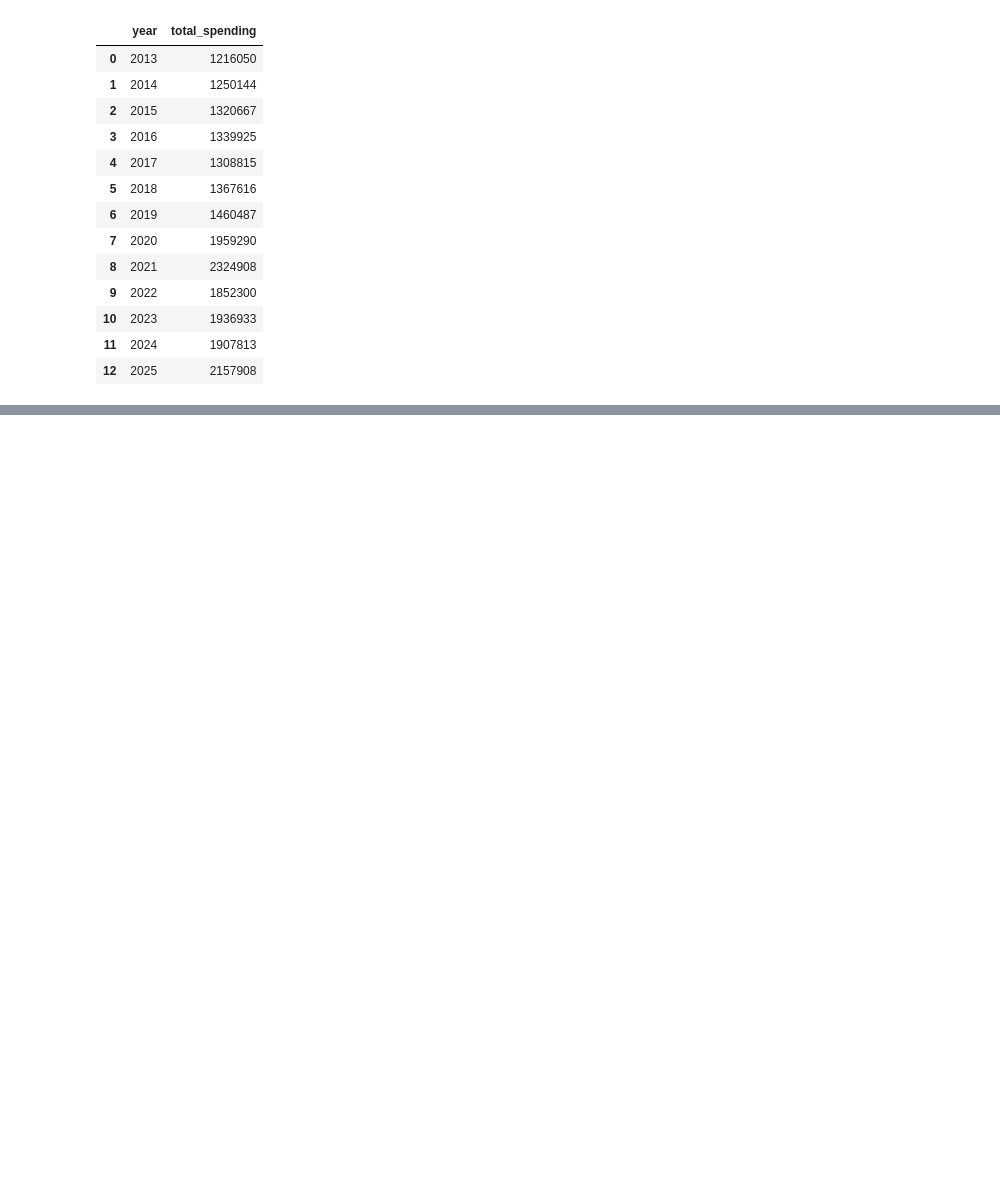
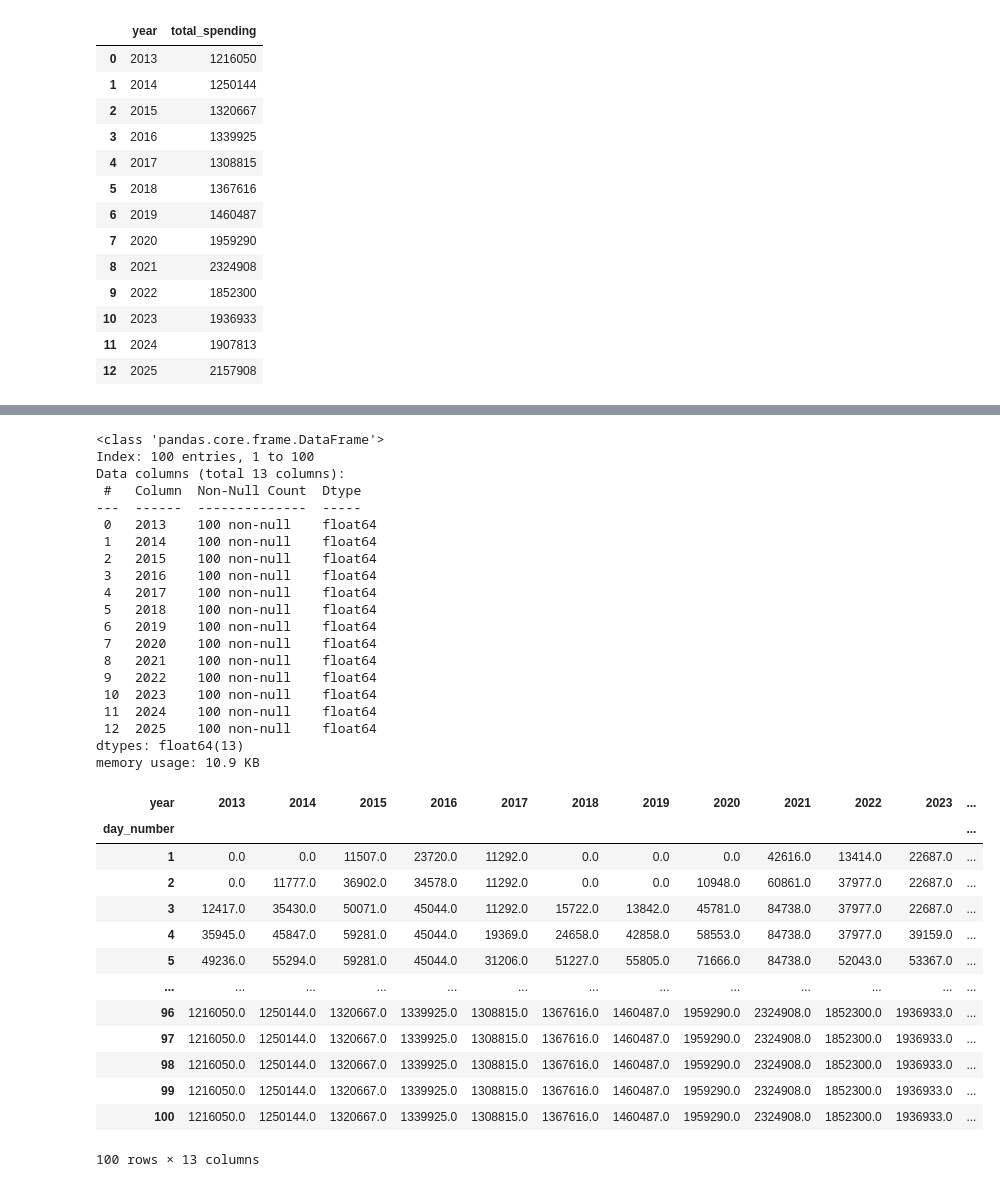
Before and after one commit to jkelly3rd/fed_spend, a Jupyter notebook: 02_spending_tracker_analysis.ipynb, the cells around one changed output, grey strips where cells are left out. Drawn from its saved outputs; the diff is of its cells as text; code cells hidden in the pictures; blank space fills up the shorter version.

Commit message:
Update code for cumulative charts

```diff
--- a/02_spending_tracker_analysis.ipynb
+++ b/02_spending_tracker_analysis.ipynb
@@ -463,3 +463,20 @@ memory usage: 340.0 bytes
 | 10 | 2023 | 1936933 |
 | 11 | 2024 | 1907813 |
 | 12 | 2025 | 2157908 |
+# %%
+# To create day by day charts for web, we're going to create a df with every date and number of days since Jan 20
+# Filter all_dates to include only dates from January 20 to April 30 for each year
+all_dates = pd.date_range(start="2013-01-20", end="2025-04-30", freq='D')
+all_dates_df = pd.DataFrame({
+    "record_date": all_dates,
+    "day_number": all_dates.map(lambda date: (date - pd.Timestamp(f"{date.year}-01-20")).days + 1 if date <= pd.Timestamp(f"{date.year}-04-30") else 0)
+})
+
+# Ensure that only valid day numbers are included (greater than 0)
+all_dates_df = all_dates_df[all_dates_df["day_number"] > 0]
+# Remove rows with day_number greater than 100
+all_dates_df = all_dates_df[all_dates_df["day_number"] <= 100]
+
+# Show info and header of the filtered all_dates_df
+all_dates_df.info()
+all_dates_df.head(2000)
@@ -465,0 +628,47 @@ memory usage: 340.0 bytes
+# %%
+# Create pivoted table for use in web charts of first 100 days total spending by year
+
+# Pivot the DataFrame to have dates as rows, years as columns, and cumulative totals as values
+pivoted_spending = all_dates_with_spending.pivot(index="day_number", columns="year", values="cumulative_total")
+
+# Save the pivoted DataFrame to a CSV file for further analysis
+pivoted_spending.to_csv("output/pivoted_cumulative_spending_by_year.csv")
+
+# Display the info and first few rows of the pivoted DataFrame
+pivoted_spending.info()
+pivoted_spending.head(100)
+# %% [output]
+<class 'pandas.core.frame.DataFrame'>
+Index: 100 entries, 1 to 100
+Data columns (total 13 columns):
+ #   Column  Non-Null Count  Dtype
+---  ------  --------------  -----
+ 0   2013    100 non-null    float64
+ 1   2014    100 non-null    float64
+ 2   2015    100 non-null    float64
+ 3   2016    100 non-null    float64
+ 4   2017    100 non-null    float64
+ 5   2018    100 non-null    float64
+ 6   2019    100 non-null    float64
+ 7   2020    100 non-null    float64
+ 8   2021    100 non-null    float64
+ 9   2022    100 non-null    float64
+ 10  2023    100 non-null    float64
+ 11  2024    100 non-null    float64
+ 12  2025    100 non-null    float64
+dtypes: float64(13)
+memory usage: 10.9 KB
+| year | 2013 | 2014 | 2015 | 2016 | 2017 | 2018 | 2019 | 2020 | 2021 | 2022 | 2023 | ... |
+| day_number |  |  |  |  |  |  |  |  |  |  |  | ... |
+| 1 | 0.0 | 0.0 | 11507.0 | 23720.0 | 11292.0 | 0.0 | 0.0 | 0.0 | 42616.0 | 13414.0 | 22687.0 | ... |
+| 2 | 0.0 | 11777.0 | 36902.0 | 34578.0 | 11292.0 | 0.0 | 0.0 | 10948.0 | 60861.0 | 37977.0 | 22687.0 | ... |
+| 3 | 12417.0 | 35430.0 | 50071.0 | 45044.0 | 11292.0 | 15722.0 | 13842.0 | 45781.0 | 84738.0 | 37977.0 | 22687.0 | ... |
+| 4 | 35945.0 | 45847.0 | 59281.0 | 45044.0 | 19369.0 | 24658.0 | 42858.0 | 58553.0 | 84738.0 | 37977.0 | 39159.0 | ... |
+| 5 | 49236.0 | 55294.0 | 59281.0 | 45044.0 | 31206.0 | 51227.0 | 55805.0 | 71666.0 | 84738.0 | 52043.0 | 53367.0 | ... |
+| ... | ... | ... | ... | ... | ... | ... | ... | ... | ... | ... | ... | ... |
+| 96 | 1216050.0 | 1250144.0 | 1320667.0 | 1339925.0 | 1308815.0 | 1367616.0 | 1460487.0 | 1959290.0 | 2324908.0 | 1852300.0 | 1936933.0 | ... |
+| 97 | 1216050.0 | 1250144.0 | 1320667.0 | 1339925.0 | 1308815.0 | 1367616.0 | 1460487.0 | 1959290.0 | 2324908.0 | 1852300.0 | 1936933.0 | ... |
+| 98 | 1216050.0 | 1250144.0 | 1320667.0 | 1339925.0 | 1308815.0 | 1367616.0 | 1460487.0 | 1959290.0 | 2324908.0 | 1852300.0 | 1936933.0 | ... |
+| 99 | 1216050.0 | 1250144.0 | 1320667.0 | 1339925.0 | 1308815.0 | 1367616.0 | 1460487.0 | 1959290.0 | 2324908.0 | 1852300.0 | 1936933.0 | ... |
+| 100 | 1216050.0 | 1250144.0 | 1320667.0 | 1339925.0 | 1308815.0 | 1367616.0 | 1460487.0 | 1959290.0 | 2324908.0 | 1852300.0 | 1936933.0 | ... |
+100 rows × 13 columns
```
Also changed, not shown: parts of 3 cells of this notebook, 4 other files.
